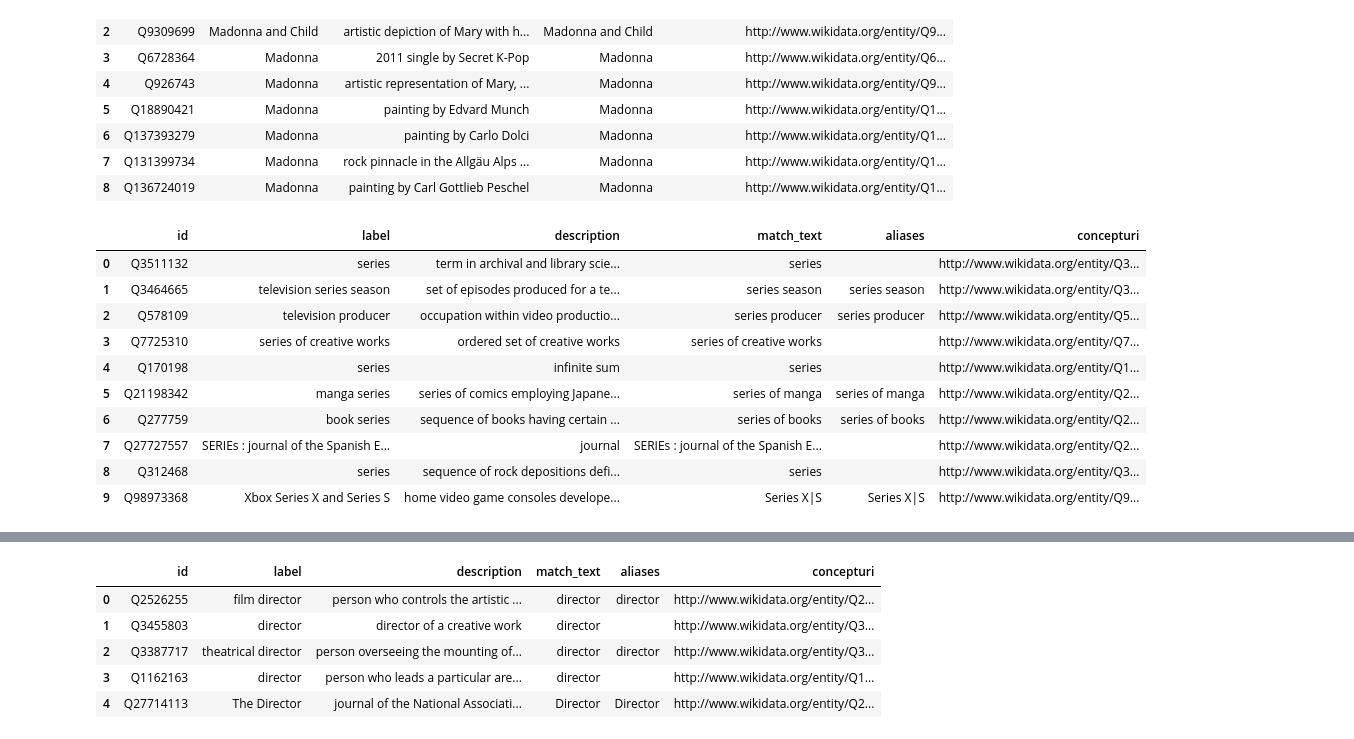
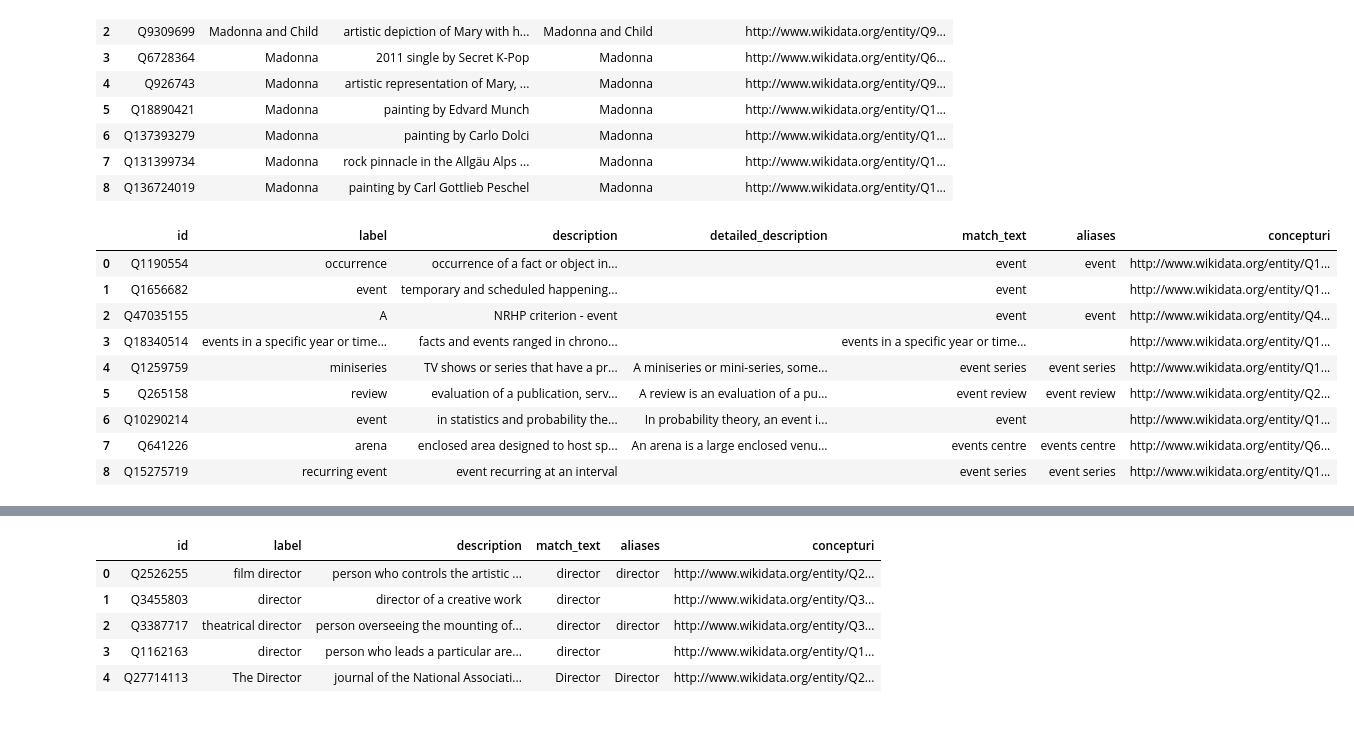
Before and after one commit to YxRicardo/LiteSemRAG, a Jupyter notebook: jupyter_notebooks/explore_wikidata.ipynb, the cells around one changed output, grey strips where cells are left out. Saved outputs shown, nothing was run; the diff lists cells and outputs as text; code cells hidden in the pictures.

Commit message:
Add proto description lookup fallback

```diff
--- a/jupyter_notebooks/explore_wikidata.ipynb
+++ b/jupyter_notebooks/explore_wikidata.ipynb
@@ -599,19 +599,18 @@ display(df_apple)
 | 8 | Q136724019 | Madonna | painting by Carl Gottlieb Peschel | Madonna |  | http://www.wikidata.org/entity/Q1... |
 # %%
 # Demo 2: United States
-df_us = search_wikidata("series", limit=10)
+df_us = search_wikidata("event", include_detailed_description=True,limit=10)
 display(df_us)
 # %% [output]
-|  | id | label | description | match_text | aliases | concepturi |
-| 0 | Q3511132 | series | term in archival and library scie... | series |  | http://www.wikidata.org/entity/Q3... |
-| 1 | Q3464665 | television series season | set of episodes produced for a te... | series season | series season | http://www.wikidata.org/entity/Q3... |
-| 2 | Q578109 | television producer | occupation within video productio... | series producer | series producer | http://www.wikidata.org/entity/Q5... |
-| 3 | Q7725310 | series of creative works | ordered set of creative works | series of creative works |  | http://www.wikidata.org/entity/Q7... |
-| 4 | Q170198 | series | infinite sum | series |  | http://www.wikidata.org/entity/Q1... |
-| 5 | Q21198342 | manga series | series of comics employing Japane... | series of manga | series of manga | http://www.wikidata.org/entity/Q2... |
-| 6 | Q277759 | book series | sequence of books having certain ... | series of books | series of books | http://www.wikidata.org/entity/Q2... |
-| 7 | Q27727557 | SERIEs : journal of the Spanish E... | journal | SERIEs : journal of the Spanish E... |  | http://www.wikidata.org/entity/Q2... |
-| 8 | Q312468 | series | sequence of rock depositions defi... | series |  | http://www.wikidata.org/entity/Q3... |
-| 9 | Q98973368 | Xbox Series X and Series S | home video game consoles develope... | Series X|S | Series X|S | http://www.wikidata.org/entity/Q9... |
+|  | id | label | description | detailed_description | match_text | aliases | concepturi |
+| 0 | Q1190554 | occurrence | occurrence of a fact or object in... |  | event | event | http://www.wikidata.org/entity/Q1... |
+| 1 | Q1656682 | event | temporary and scheduled happening... |  | event |  | http://www.wikidata.org/entity/Q1... |
+| 2 | Q47035155 | A | NRHP criterion - event |  | event | event | http://www.wikidata.org/entity/Q4... |
+| 3 | Q18340514 | events in a specific year or time... | facts and events ranged in chrono... |  | events in a specific year or time... |  | http://www.wikidata.org/entity/Q1... |
+| 4 | Q1259759 | miniseries | TV shows or series that have a pr... | A miniseries or mini-series, some... | event series | event series | http://www.wikidata.org/entity/Q1... |
+| 5 | Q265158 | review | evaluation of a publication, serv... | A review is an evaluation of a pu... | event review | event review | http://www.wikidata.org/entity/Q2... |
+| 6 | Q10290214 | event | in statistics and probability the... | In probability theory, an event i... | event |  | http://www.wikidata.org/entity/Q1... |
+| 7 | Q641226 | arena | enclosed area designed to host sp... | An arena is a large enclosed venu... | events centre | events centre | http://www.wikidata.org/entity/Q6... |
+| 8 | Q15275719 | recurring event | event recurring at an interval |  | event series | event series | http://www.wikidata.org/entity/Q1... |
 # %%
 # Demo 3: director
```
Also changed, not shown: parts of 2 cells of this notebook, 2 other files.
